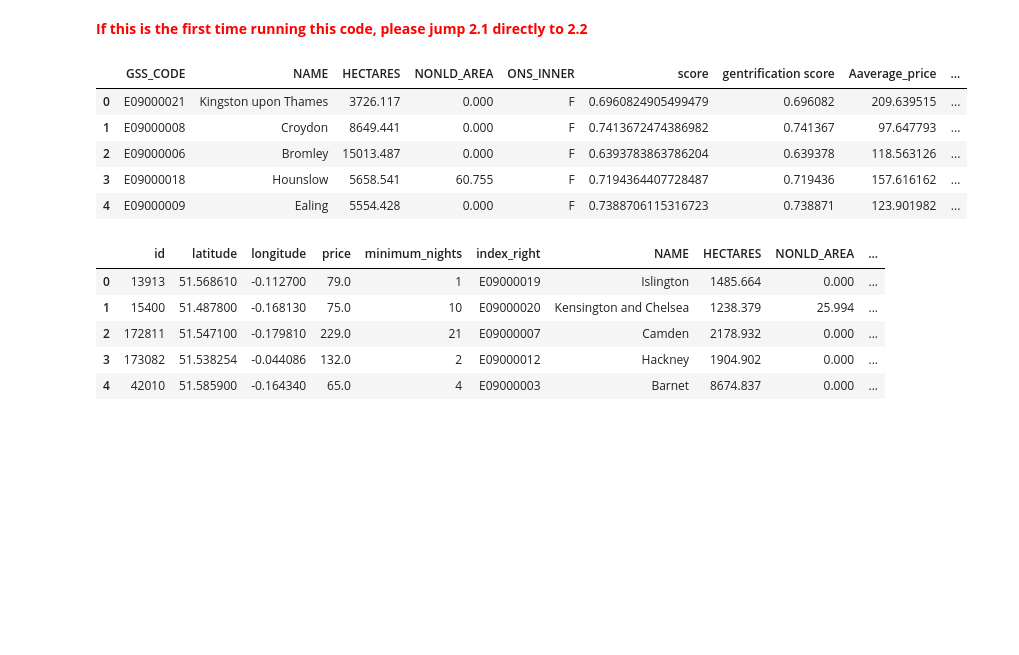
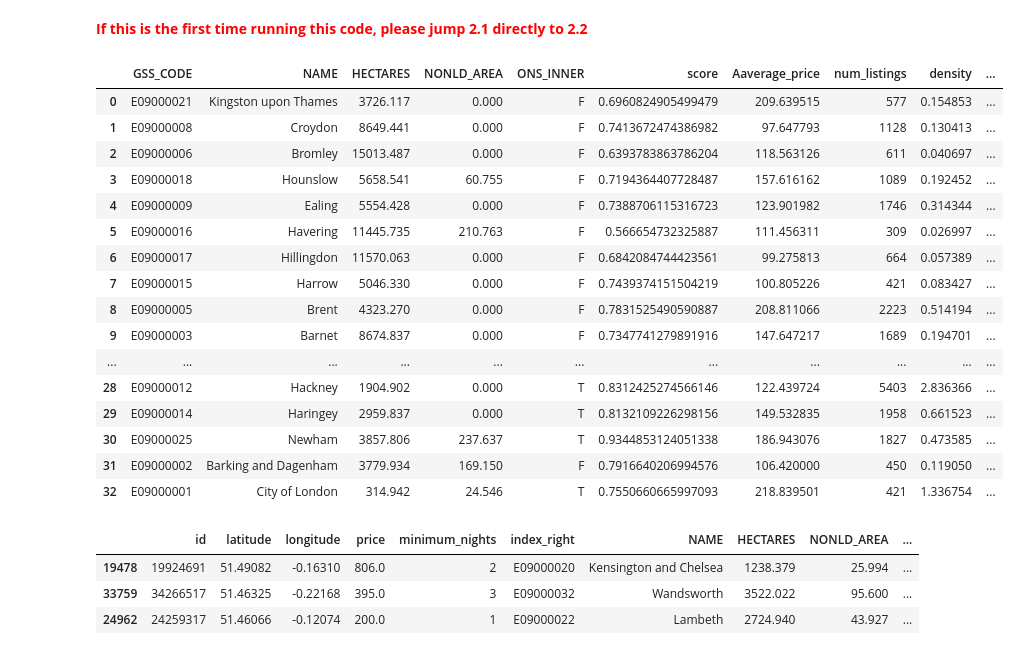
Before and after one commit to qiyuechen1202/fsds_Safari, a Jupyter notebook: dataframe.ipynb, the cells around one changed output. Saved outputs shown, nothing was run; the diff lists cells and outputs as text; code cells hidden in the pictures; blank space fills up the shorter version.

```diff
--- a/dataframe.ipynb
+++ b/dataframe.ipynb
@@ -489,22 +513,31 @@ if not os.path.exists(borolist_path):
 # %%
 # borough.gpkg: multipolygon of boroughs with 1) columns gentrification score & 2)statistics of airbnb data
 boros = gpd.read_file(padir+'boro_new.gpkg')
 borolist = gpd.read_file(padir+'borough_list.gpkg')
-boros.head(5)
+boros
 # %% [output]
-|  | GSS_CODE | NAME | HECTARES | NONLD_AREA | ONS_INNER | score | gentrification score | Aaverage_price | ... |
-| 0 | E09000021 | Kingston upon Thames | 3726.117 | 0.000 | F | 0.6960824905499479 | 0.696082 | 209.639515 | ... |
-| 1 | E09000008 | Croydon | 8649.441 | 0.000 | F | 0.7413672474386982 | 0.741367 | 97.647793 | ... |
-| 2 | E09000006 | Bromley | 15013.487 | 0.000 | F | 0.6393783863786204 | 0.639378 | 118.563126 | ... |
-| 3 | E09000018 | Hounslow | 5658.541 | 60.755 | F | 0.7194364407728487 | 0.719436 | 157.616162 | ... |
-| 4 | E09000009 | Ealing | 5554.428 | 0.000 | F | 0.7388706115316723 | 0.738871 | 123.901982 | ... |
+|  | GSS_CODE | NAME | HECTARES | NONLD_AREA | ONS_INNER | score | Aaverage_price | num_listings | density | ... |
+| 0 | E09000021 | Kingston upon Thames | 3726.117 | 0.000 | F | 0.6960824905499479 | 209.639515 | 577 | 0.154853 | ... |
+| 1 | E09000008 | Croydon | 8649.441 | 0.000 | F | 0.7413672474386982 | 97.647793 | 1128 | 0.130413 | ... |
+| 2 | E09000006 | Bromley | 15013.487 | 0.000 | F | 0.6393783863786204 | 118.563126 | 611 | 0.040697 | ... |
+| 3 | E09000018 | Hounslow | 5658.541 | 60.755 | F | 0.7194364407728487 | 157.616162 | 1089 | 0.192452 | ... |
+| 4 | E09000009 | Ealing | 5554.428 | 0.000 | F | 0.7388706115316723 | 123.901982 | 1746 | 0.314344 | ... |
+| 5 | E09000016 | Havering | 11445.735 | 210.763 | F | 0.566654732325887 | 111.456311 | 309 | 0.026997 | ... |
+| 6 | E09000017 | Hillingdon | 11570.063 | 0.000 | F | 0.6842084744423561 | 99.275813 | 664 | 0.057389 | ... |
+| 7 | E09000015 | Harrow | 5046.330 | 0.000 | F | 0.7439374151504219 | 100.805226 | 421 | 0.083427 | ... |
+| 8 | E09000005 | Brent | 4323.270 | 0.000 | F | 0.7831525490590887 | 208.811066 | 2223 | 0.514194 | ... |
+| 9 | E09000003 | Barnet | 8674.837 | 0.000 | F | 0.7347741279891916 | 147.647217 | 1689 | 0.194701 | ... |
+| ... | ... | ... | ... | ... | ... | ... | ... | ... | ... | ... |
+| 28 | E09000012 | Hackney | 1904.902 | 0.000 | T | 0.8312425274566146 | 122.439724 | 5403 | 2.836366 | ... |
+| 29 | E09000014 | Haringey | 2959.837 | 0.000 | T | 0.8132109226298156 | 149.532835 | 1958 | 0.661523 | ... |
+| 30 | E09000025 | Newham | 3857.806 | 237.637 | T | 0.9344853124051338 | 186.943076 | 1827 | 0.473585 | ... |
+| 31 | E09000002 | Barking and Dagenham | 3779.934 | 169.150 | F | 0.7916640206994576 | 106.420000 | 450 | 0.119050 | ... |
+| 32 | E09000001 | City of London | 314.942 | 24.546 | T | 0.7550660665997093 | 218.839501 | 421 | 1.336754 | ... |
 # %%
 # boro_ls.gpkg: point of 1) Airbnb listings & 2) gentrification score
-borolist.head(5)
+borolist.sample(3)
 # %% [output]
 |  | id | latitude | longitude | price | minimum_nights | index_right | NAME | HECTARES | NONLD_AREA | ... |
-| 0 | 13913 | 51.568610 | -0.112700 | 79.0 | 1 | E09000019 | Islington | 1485.664 | 0.000 | ... |
-| 1 | 15400 | 51.487800 | -0.168130 | 75.0 | 10 | E09000020 | Kensington and Chelsea | 1238.379 | 25.994 | ... |
-| 2 | 172811 | 51.547100 | -0.179810 | 229.0 | 21 | E09000007 | Camden | 2178.932 | 0.000 | ... |
-| 3 | 173082 | 51.538254 | -0.044086 | 132.0 | 2 | E09000012 | Hackney | 1904.902 | 0.000 | ... |
-| 4 | 42010 | 51.585900 | -0.164340 | 65.0 | 4 | E09000003 | Barnet | 8674.837 | 0.000 | ... |
+| 19478 | 19924691 | 51.49082 | -0.16310 | 806.0 | 2 | E09000020 | Kensington and Chelsea | 1238.379 | 25.994 | ... |
+| 33759 | 34266517 | 51.46325 | -0.22168 | 395.0 | 3 | E09000032 | Wandsworth | 3522.022 | 95.600 | ... |
+| 24962 | 24259317 | 51.46066 | -0.12074 | 200.0 | 1 | E09000022 | Lambeth | 2724.940 | 43.927 | ... |
```
Also changed, not shown: parts of 14 cells of this notebook.
